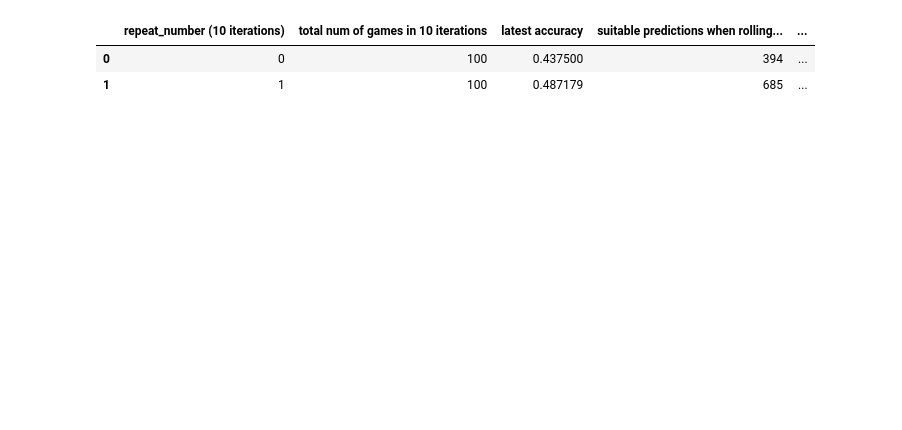
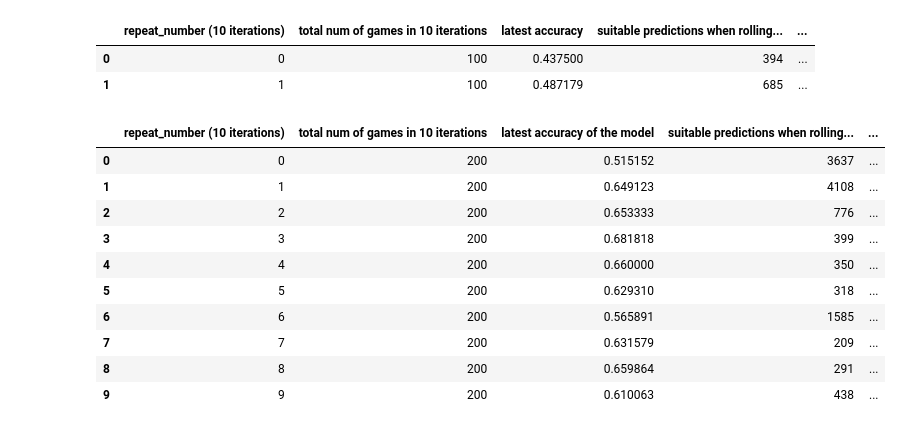
Before and after one commit to oxanaRC/CE888, a Jupyter notebook: Project3/my_project_code.ipynb, the cells around one changed output. Cells and saved outputs as stored; diff of their text form; code cells hidden in the pictures; blank space fills up the shorter version.

```diff
--- a/Project3/my_project_code.ipynb
+++ b/Project3/my_project_code.ipynb
@@ -563,3 +678,19 @@ display(df_exp3)
 |  | repeat_number (10 iterations) | total num of games in 10 iterations | latest accuracy | suitable predictions when rolling... | ... |
 | 0 | 0 | 100 | 0.437500 | 394 | ... |
 | 1 | 1 | 100 | 0.487179 | 685 | ... |
+# %%
+#experiment 4 (duplicate states in the dataset were not deleted)
+df_exp4=df_results
+display(df_exp4)
+# %% [output]
+|  | repeat_number (10 iterations) | total num of games in 10 iterations | latest accuracy of the model | suitable predictions when rolling... | ... |
+| 0 | 0 | 200 | 0.515152 | 3637 | ... |
+| 1 | 1 | 200 | 0.649123 | 4108 | ... |
+| 2 | 2 | 200 | 0.653333 | 776 | ... |
+| 3 | 3 | 200 | 0.681818 | 399 | ... |
+| 4 | 4 | 200 | 0.660000 | 350 | ... |
+| 5 | 5 | 200 | 0.629310 | 318 | ... |
+| 6 | 6 | 200 | 0.565891 | 1585 | ... |
+| 7 | 7 | 200 | 0.631579 | 209 | ... |
+| 8 | 8 | 200 | 0.659864 | 291 | ... |
+| 9 | 9 | 200 | 0.610063 | 438 | ... |
```
Also changed, not shown: parts of 7 cells of this notebook.
